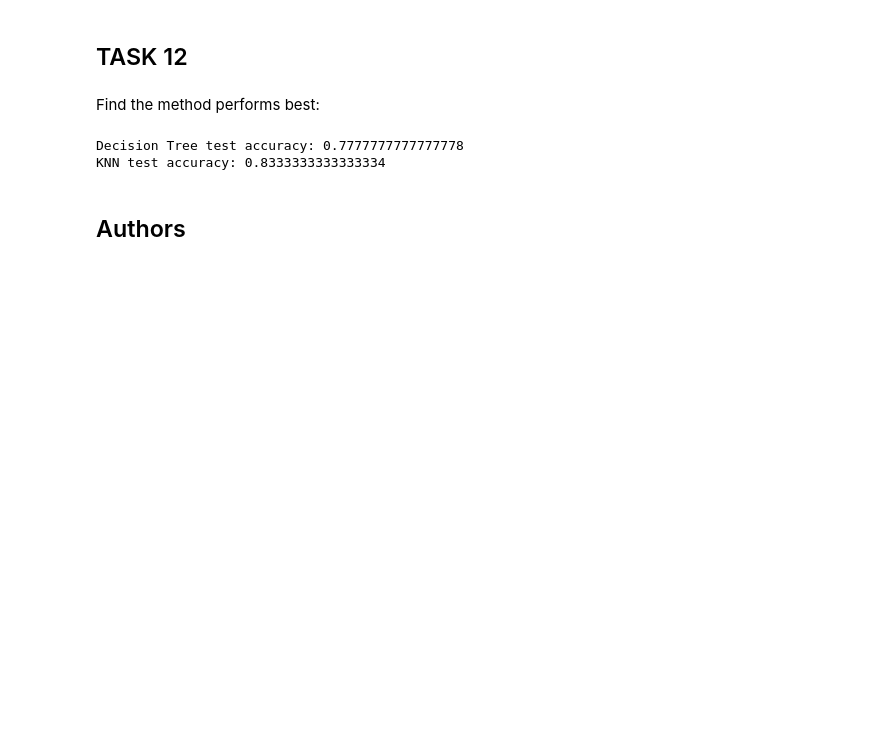
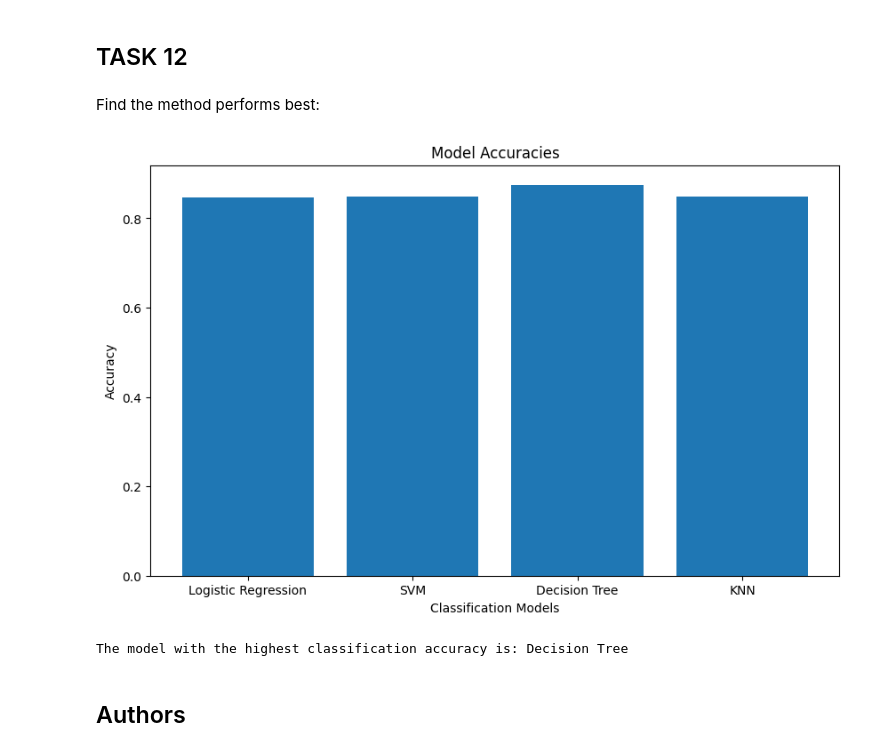
Before and after one commit to Eleceb/Final-Submission, a Jupyter notebook: SpaceX_Machine_Learning_Prediction_Part_5.jupyterlite.ipynb, the cells around one changed output. Saved outputs shown, nothing was run; the diff lists cells and outputs as text; code cells hidden in the pictures; blank space fills up the shorter version.

```diff
--- a/SpaceX_Machine_Learning_Prediction_Part_5.jupyterlite.ipynb
+++ b/SpaceX_Machine_Learning_Prediction_Part_5.jupyterlite.ipynb
@@ -328,15 +328,26 @@ plot_confusion_matrix(Y_test,yhat)
 ## TASK  12
 # %% [markdown]
 Find the method performs best:
-# %%
-test_accuracy_tree = tree_cv.score(X_test, Y_test)
-test_accuracy_knn = knn_cv.score(X_test, Y_test)
-
-print("Decision Tree test accuracy:", test_accuracy_tree)
-print("KNN test accuracy:", test_accuracy_knn)
-# %% [output]
-Decision Tree test accuracy: 0.7777777777777778
-KNN test accuracy: 0.8333333333333334
+# %%
+# Define models and their respective accuracies
+models = ['Logistic Regression', 'SVM', 'Decision Tree', 'KNN']
+accuracies = [logreg_cv.best_score_, svm_cv.best_score_, tree_cv.best_score_, knn_cv.best_score_]
+
+# Create a bar chart
+plt.figure(figsize=(10, 6))
+plt.bar(models, accuracies)
+plt.xlabel("Classification Models")
+plt.ylabel("Accuracy")
+plt.title("Model Accuracies")
+
+# Display the chart
+plt.show()
+
+best_model_index = accuracies.index(max(accuracies))
+print("The model with the highest classification accuracy is:", models[best_model_index])
+# %% [output]
+[figure, added]
+The model with the highest classification accuracy is: Decision Tree
 # %% [markdown]
 ## Authors
 # %% [markdown]
```
Also changed, not shown: parts of 3 cells of this notebook.
